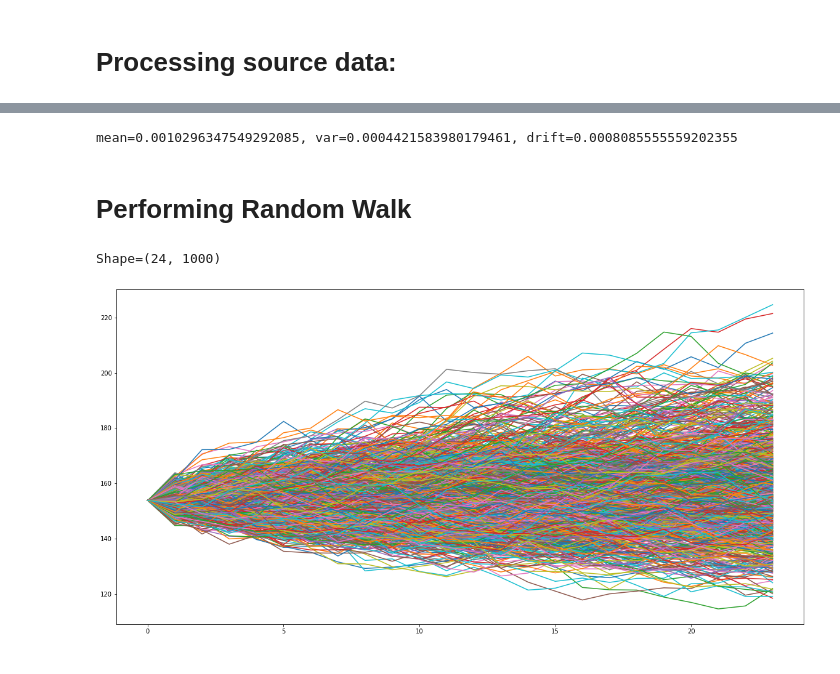
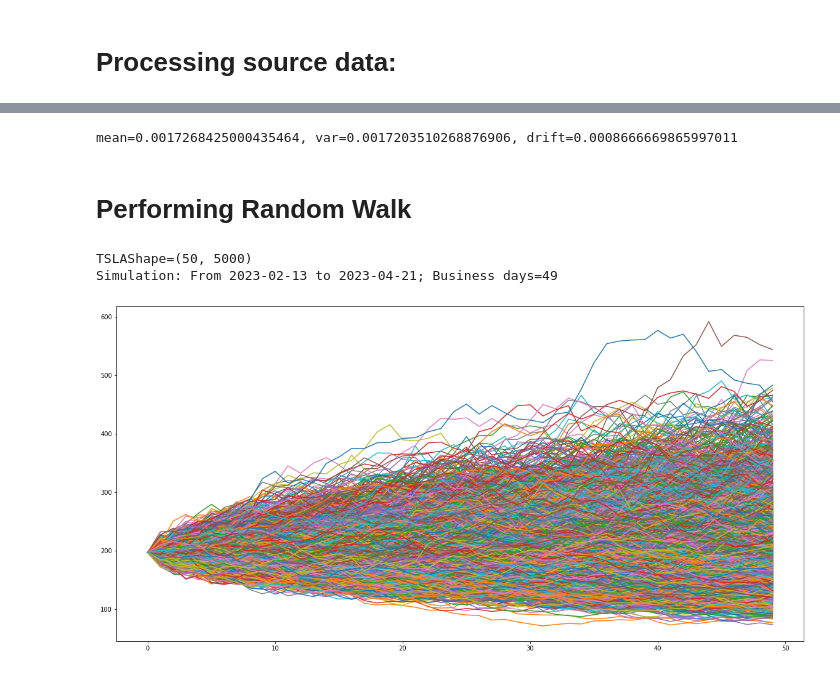
Before and after one commit to kevinhhl/portfolio-management-tools, a Jupyter notebook: Monte_Carlo_Simulation_Random_Walk.ipynb, the cells around one changed output, grey strips where cells are left out. Drawn from its saved outputs; the diff is of its cells as text; code cells hidden in the pictures.

```diff
--- a/Monte_Carlo_Simulation_Random_Walk.ipynb
+++ b/Monte_Carlo_Simulation_Random_Walk.ipynb
@@ -18,3 +15,6 @@ n_iters                                             = 1000          # No. of ite
+# %%
+n_iters                                             = 5000                       # No. of iterations for random walk.
+assert n_iters > 800
 # %% [markdown]
 # Processing source data:
 # %%
@@ -22,13 +22,13 @@ import datetime
 import time
 
 date_from = time.mktime(datetime.date(hist_yyyy, hist_mm, hist_dd).timetuple())
-date_to = time.mktime(datetime.date(today_yyyy, today_mm, today_dd).timetuple())
+date_to = time.mktime(datetime.date(t0_yyyy, t0_mm, t0_dd).timetuple())
 
 s1 = "https://query1.finance.yahoo.com/v7/finance/download/"
 _s2 = str(int(date_from))
 _s3 = str(int(date_to))
 s4 = "?period1="+ _s2 +"&period2="+ _s3 +"&interval=1d&events=history&includeAdjustedClose=true"
-s5 = s1 + TICKER + s4
+s5 = s1 + ticker + s4
 # %%
 import pandas as pd
 csv = pd.read_csv(s5)
@@ -56,7 +56,7 @@ csv
 import numpy as np
 
 adj_close = csv["Adj Close"]
-pc = np.log(1+adj_close.pct_change()).astype(np.float64)
+pc = np.log(1+adj_close.pct_change())
 # %%
 import matplotlib.pyplot as plt
 import seaborn as sb
@@ -70,43 +70,48 @@ Text(0, 0.5, 'Frequency')
 # %%
 mean = pc.mean()
 var = pc.var()
+stddev = pc.std()
 drift = mean - 0.5*var
 print("mean={}, var={}, drift={}".format(mean, var, drift))
 # %% [output]
-mean=0.0010296347549292085, var=0.0004421583980179461, drift=0.0008085555559202355
+mean=0.0017268425000435464, var=0.0017203510268876906, drift=0.0008666669865997011
 # %% [markdown]
 # Performing Random Walk
 # %%
 from datetime import date
 from pandas.tseries.offsets import BDay
 
-date_t0 = date(today_yyyy, today_mm, today_dd)
-date_tn = date(forecast_tn_yyyy, forecast_tn_mm, forecast_tn_dd)
+date_t0 = date(t0_yyyy, t0_mm, t0_dd)
+date_tn = date(tn_yyyy, tn_mm, tn_dd)
 
-n_forecast = 0
-_t0 = date_t0
+n_forecast = 0        # Counter++ for each business days existing in between t0 and tn
+_t0 = date_t0         # tmp var.
 while _t0 <= date_tn:
   n_forecast += 1
   _t0 += BDay(1)
-# print("Simulation: From {} to {}; Business days={}".format(date_t0, date_tn, np.busday_count(date_t0, date_tn)))
 # %%
 from scipy.stats import norm
 
-stddev = pc.std()
+# Init. array[n_forecast][n_iters] of zeros
 rand_returns = np.exp(drift + stddev * norm.ppf(np.random.rand(n_forecast,n_iters)))
+sim_equity_curve = np.zeros_like(rand_returns)
 
+# Assume single asset porfolio. Value of portfolio on day 1 of forecast is the Adj. Close price on that date.
+sim_equity_curve[0] = adj_close[len(adj_close)-1]
 
-sim_equity_curve = np.zeros_like(rand_returns)
-sim_equity_curve[0] = adj_close[len(adj_close)-1]
+# Perform random walk and plot
 for t in range(1,n_forecast):
     sim_equity_curve[t] = sim_equity_curve[t-1]*rand_returns[t]
-print("Shape="+str(sim_equity_curve.shape))
 
+assert(sim_equity_curve.shape==rand_returns.shape)
+print("\n{}Shape={}".format(ticker, sim_equity_curve.shape))
+print("Simulation: From {} to {}; Business days={}".format(date_t0, date_tn, np.busday_count(date_t0, date_tn)))
 
 plt.figure(figsize=(20,10))
 plt.plot(pd.DataFrame(sim_equity_curve).iloc[:,0:]);
 # %% [output]
-Shape=(24, 1000)
+TSLAShape=(50, 5000)
+Simulation: From 2023-02-13 to 2023-04-21; Business days=49
-[figure, old version]
+[figure, new version]
 # %%
 count = 0
```
Also changed, not shown: parts of 10 cells of this notebook.
